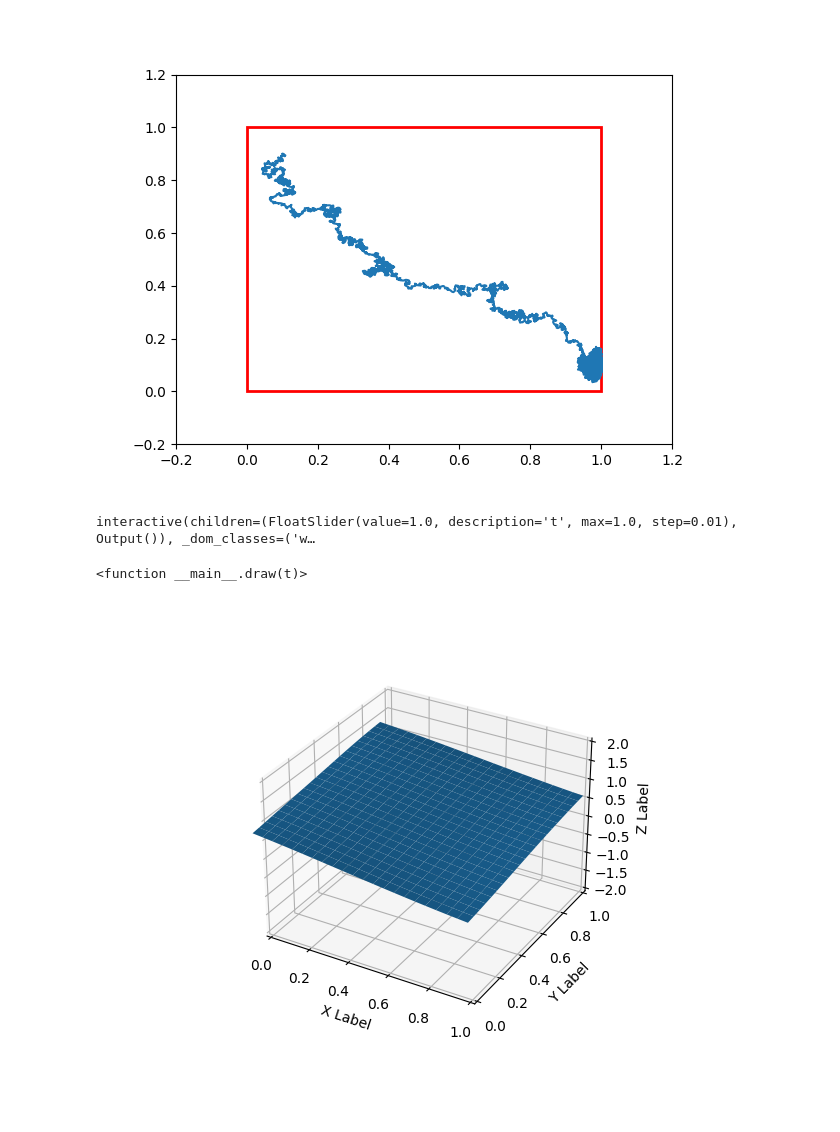
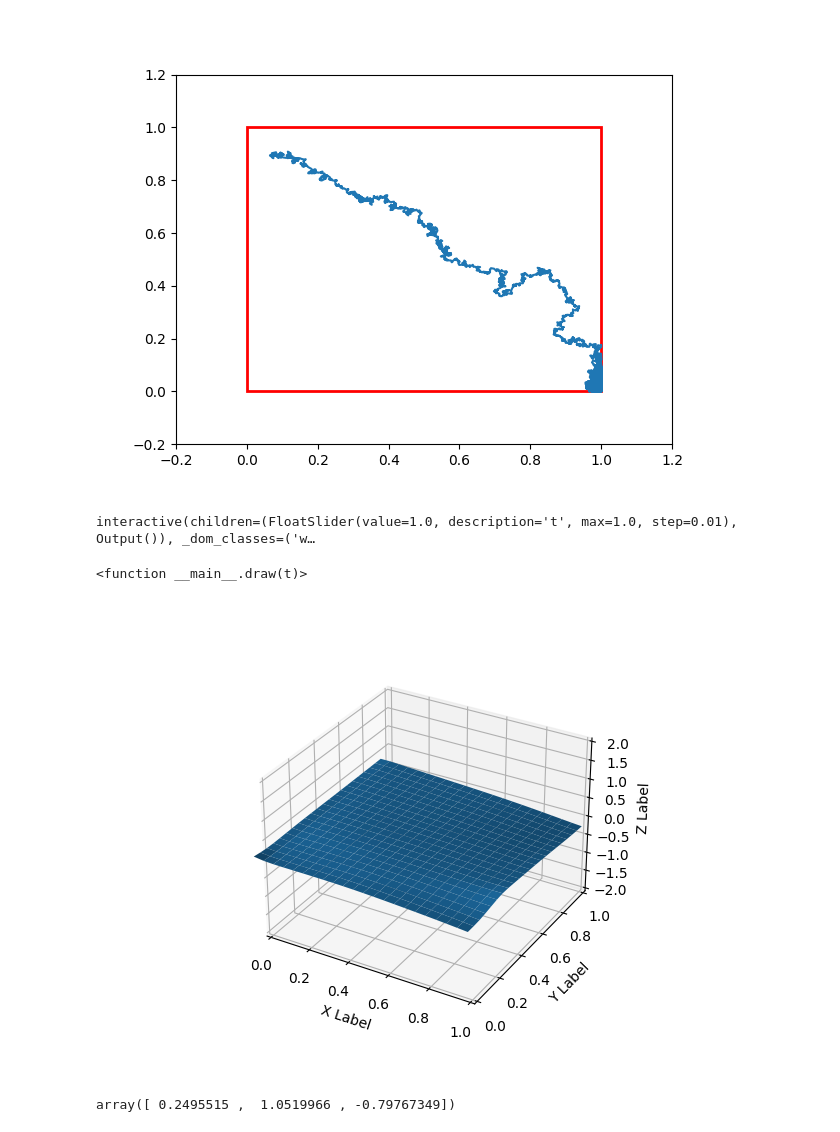
Before and after one commit to CarlosContrerasQ12/TesisMaestria, a Jupyter notebook: Tesis/code/DGMyPINNs.ipynb, the cells around one changed output. Drawn from its saved outputs; the diff is of its cells as text; code cells hidden in the pictures.

```diff
--- a/Tesis/code/DGMyPINNs.ipynb
+++ b/Tesis/code/DGMyPINNs.ipynb
@@ -23,10 +23,10 @@ class PDE_with_boundary():
         self.total_time=eqn_config["total_time"]
         self.lambd = 4.0
         self.nu=0.05
-        self.F=1.0
+        self.F=2.0
         self.model=ResNetLikeDGM(3,1)
         self.optimizer = torch.optim.Adam(self.model.parameters(),lr=0.01,weight_decay=0.00001)
-        self.scheduler2 = StepLR(self.optimizer,step_size=2000,gamma=0.7)
+        self.scheduler2 = StepLR(self.optimizer,step_size=4000,gamma=0.7)
         self.scheduler=ReduceLROnPlateau(self.optimizer, 'min',factor=0.8,threshold=1e-3,patience=15)
 
     def interior_sample(self,num_sample):
@@ -93,12 +93,11 @@ class PDE_with_boundary():
 
     def g_Tf(self,x):
         """Terminal condition"""
-        lens=x[:,1:]-torch.tensor(np.repeat([[1.0,0.05]],x.shape[0],0))
-        #return torch.zeros(x.shape[0])
-        return torch.sqrt(torch.sum(lens*lens,axis=1))
+        #lens=x[:,1:]-torch.tensor(np.repeat([[1.0,0.05]],x.shape[0],0))
+        return torch.zeros(x.shape[0])
+        #return torch.sqrt(torch.sum(lens*lens,axis=1))
 
     def Lv(self, x, V_t,V_x,V_xx):
-        #return V_t-0.5*torch.sum(V_xx,axis=1)
         return V_t+self.nu*torch.sum(V_xx,axis=1)-self.lambd*torch.sum(V_x*V_x,axis=1)+self.F
 
     def train(self,Nsteps):
@@ -138,7 +137,7 @@ class PDE_with_boundary():
     def control(self,t,X):
         pos=torch.tensor(np.hstack((t,X)),requires_grad=True)
         u=self.model(pos)
-        alpha=-np.sqrt(self.lambd)*torch.autograd.grad(u,pos)[0]
+        alpha=-np.sqrt(self.lambd)*torch.autograd.grad(u,pos)[0][1:]
         return alpha.detach().numpy()
     def save_model(self,file_name):
         torch.save(self.model.state_dict(), file_name)
@@ -212,3 +224,5 @@ class ResNetLikeDGM(nn.Module):
 # %%
 pde=PDE_with_boundary({"dim":2,"total_time":1.0,"Ndis":20})
+# %%
+pde.load_model('sinhuecoDGM.pth')
 # %%
@@ -216,4 +230,4 @@ pde=PDE_with_boundary({"dim":2,"total_time":1.0,"Ndis":20})
 # %%
-pde.train(8000)
+pde.train(400)
 #pde.load_model('calor.pth')
 # %% [output]
@@ -273,21 +271,21 @@ def simular_trayectoria(control,dt,Tf,X0,lam,nu,proyectar):
 # %%
 dt=0.0001
 Tf=1.0
 X0=[0.1,0.9]
 lam=pde.lambd
 nu=pde.nu
-X=simular_trayectoria(control_posible,dt,Tf,X0,lam,nu,True)
+X=simular_trayectoria(pde.control,dt,Tf,X0,lam,nu,True)
 plt.figure()
 plt.cla()
 plt.plot(X[:,0],X[:,1])
 rect = patches.Rectangle((0, 0), 1, 1, linewidth=2, edgecolor='r', facecolor='none')
 plt.gca().add_patch(rect)
 plt.xlim((-0.2,1.2))
 plt.ylim((-0.2,1.2))
 plt.show()
 plt.grid()
 # %% [output]
-[figure, old version]
+[figure, new version]
 # %%
 
 fig = plt.figure()
@@ -319,4 +317,8 @@ interact(draw,t=widgets.FloatSlider(min=0, max=1.0, step=0.01, value=10))
 # %% [output]
 interactive(children=(FloatSlider(value=1.0, description='t', max=1.0, step=0.01), Output()), _dom_classes=('w…
 <function __main__.draw(t)>
-[figure, old version]
+[figure, new version]
+# %%
+pde.control(0.0,[0.1,0.9])
+# %% [output]
+array([ 0.2495515 ,  1.0519966 , -0.79767349])
```
Also changed, not shown: parts of 3 cells of this notebook, 5 other files.
